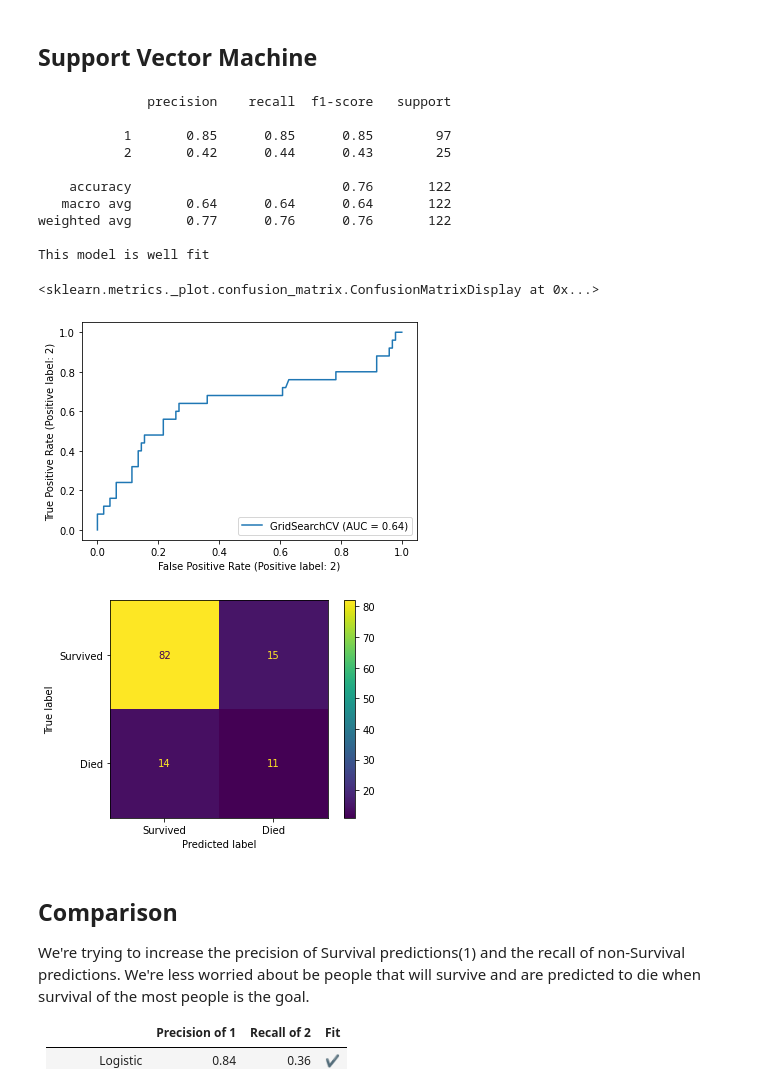
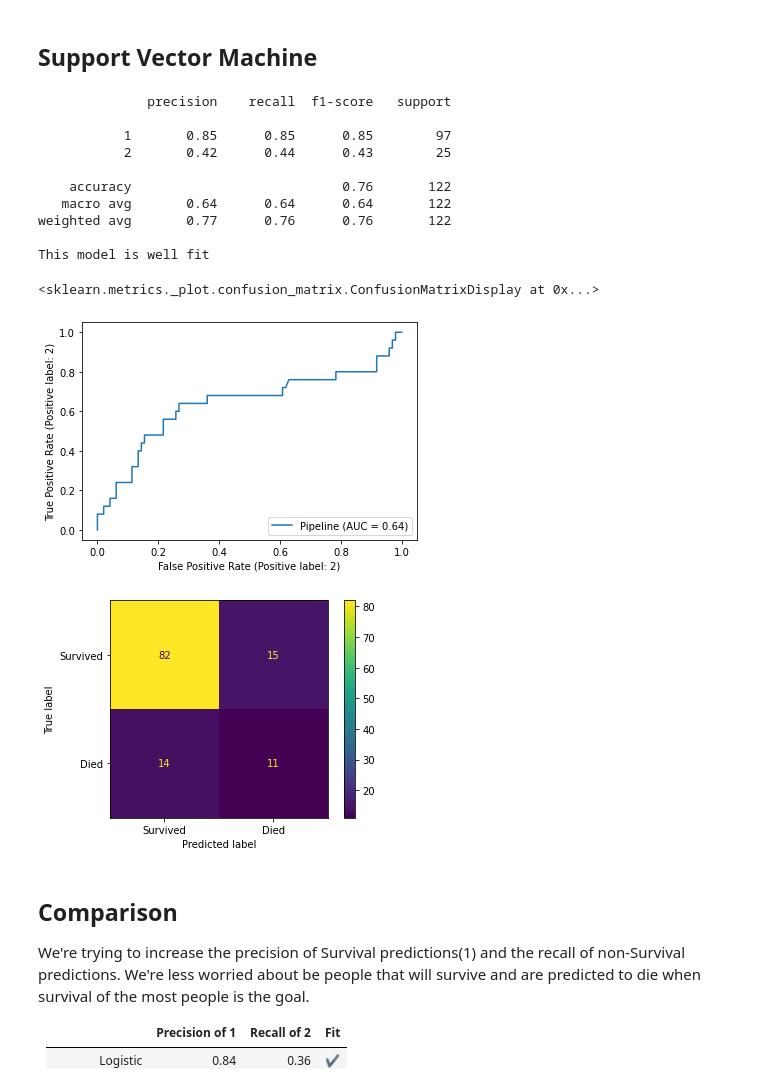
Before and after one commit to steveharwell1/busa-523, a Jupyter notebook: project/Project 1 BUSA 523 -- Stephen Harwell.ipynb, the cells around one changed output. Drawn from its saved outputs; the diff is of its cells as text; code cells hidden in the pictures.

Commit message:
Switched out Grid Search for static params on svm

```diff
--- a/project/Project 1 BUSA 523 -- Stephen Harwell.ipynb
+++ b/project/Project 1 BUSA 523 -- Stephen Harwell.ipynb
@@ -360,34 +360,35 @@ This model is well fit
 ## Support Vector Machine
 # %%
 # Developing and fitting the Support Vector Machine
-parameters = {
-    'svm__kernel':['linear', 'rbf'],
-    'svm__C':[100, 10, 1, 0.1, 0.01, 0.001],
-    #'svm__degree': [2, 3],
-}
+# parameters = {
+#     'svm__kernel':['linear', 'rbf'],
+#     'svm__C':[100, 10, 1, 0.1, 0.01, 0.001],
+#     #'svm__degree': [2, 3],
+# }
+svm_final_params = {'C': 100, 'kernel': 'linear'}
 svm_pipe = Pipeline(steps=[
     ('scaler', robustScaler),
-    ('svm', SVC(random_state = random_state))
+    ('svm', SVC(random_state = random_state, **svm_final_params))
 ])
-svm_search = GridSearchCV(svm_pipe, parameters, cv=10, n_jobs=8)
-cr, cm = machine_learning(data, svm_search)
+# svm_search = GridSearchCV(svm_pipe, parameters, cv=10, n_jobs=8)
+cr, cm = machine_learning(data, svm_pipe)
 # print(svm_search.best_params_)
 print(cr)
 is_good_fit(prepared_data, svm_pipe)
 ConfusionMatrixDisplay(confusion_matrix = cm, display_labels = labels).plot()
 # %% [output]
               precision    recall  f1-score   support
 
            1       0.85      0.85      0.85        97
            2       0.42      0.44      0.43        25
 
     accuracy                           0.76       122
    macro avg       0.64      0.64      0.64       122
 weighted avg       0.77      0.76      0.76       122
 
 This model is well fit
 <sklearn.metrics._plot.confusion_matrix.ConfusionMatrixDisplay at 0x...>
-[figure, old version]
+[figure, new version]
 [figure]
 # %% [markdown]
 ## Comparison
```
